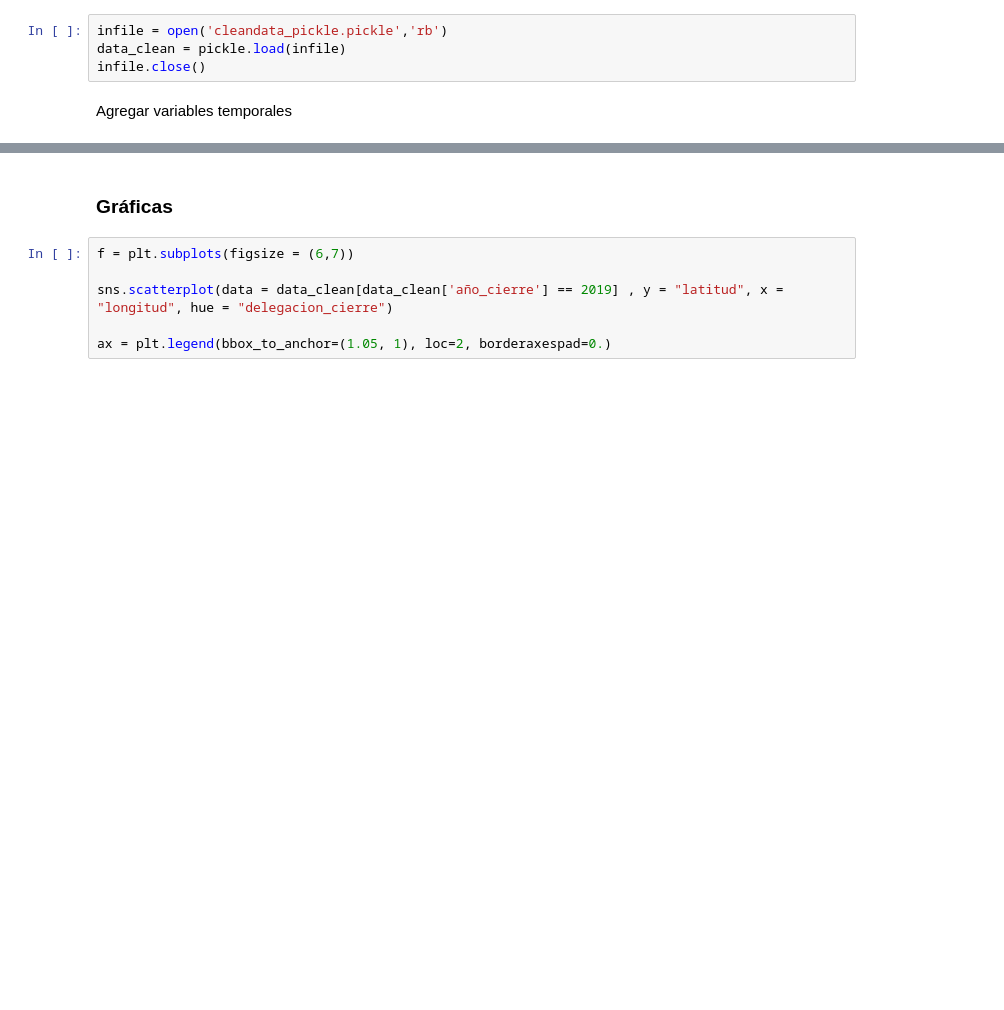
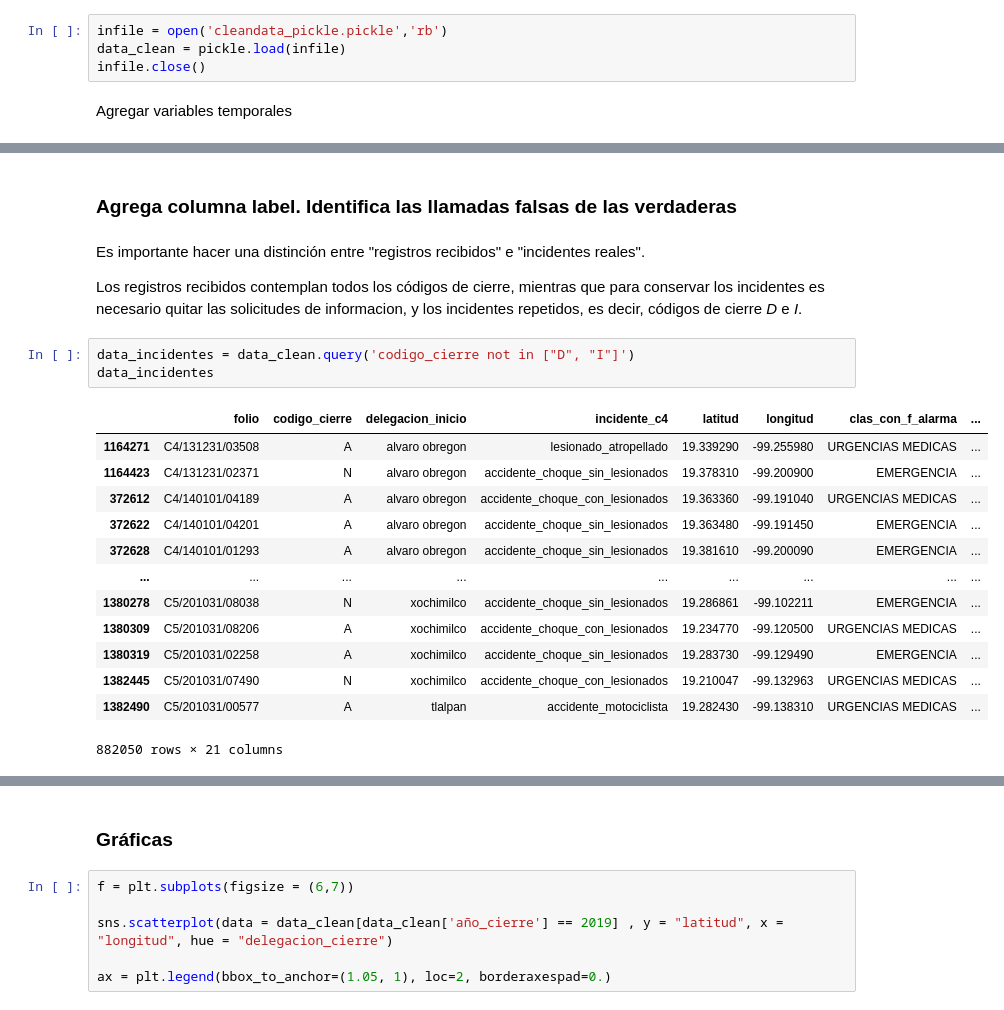
Before and after one commit to mhnk77/proyecto_1_E3_intro_ds, a Jupyter notebook: GEDA.ipynb, the cells around one changed output, grey strips where cells are left out. Drawn from its saved outputs; the diff is of its cells as text; blank space fills up the shorter version.

```diff
--- a/GEDA.ipynb
+++ b/GEDA.ipynb
@@ -33,0 +35,23 @@ data_clean.head()
+# %% [markdown]
+### Agrega columna label. Identifica las llamadas falsas de las verdaderas
+# %% [markdown]
+Es importante hacer una distinción entre "registros recibidos" e "incidentes reales".
+
+Los registros recibidos contemplan todos los códigos de cierre, mientras que para conservar los incidentes es necesario quitar las solicitudes de informacion, y los incidentes repetidos, es decir, códigos de cierre *D* e *I*.
+# %%
+data_incidentes = data_clean.query('codigo_cierre not in ["D", "I"]')
+data_incidentes
+# %% [output]
+|  | folio | codigo_cierre | delegacion_inicio | incidente_c4 | latitud | longitud | clas_con_f_alarma | ... |
+| 1164271 | C4/131231/03508 | A | alvaro obregon | lesionado_atropellado | 19.339290 | -99.255980 | URGENCIAS MEDICAS | ... |
+| 1164423 | C4/131231/02371 | N | alvaro obregon | accidente_choque_sin_lesionados | 19.378310 | -99.200900 | EMERGENCIA | ... |
+| 372612 | C4/140101/04189 | A | alvaro obregon | accidente_choque_con_lesionados | 19.363360 | -99.191040 | URGENCIAS MEDICAS | ... |
+| 372622 | C4/140101/04201 | A | alvaro obregon | accidente_choque_sin_lesionados | 19.363480 | -99.191450 | EMERGENCIA | ... |
+| 372628 | C4/140101/01293 | A | alvaro obregon | accidente_choque_sin_lesionados | 19.381610 | -99.200090 | EMERGENCIA | ... |
+| ... | ... | ... | ... | ... | ... | ... | ... | ... |
+| 1380278 | C5/201031/08038 | N | xochimilco | accidente_choque_sin_lesionados | 19.286861 | -99.102211 | EMERGENCIA | ... |
+| 1380309 | C5/201031/08206 | A | xochimilco | accidente_choque_con_lesionados | 19.234770 | -99.120500 | URGENCIAS MEDICAS | ... |
+| 1380319 | C5/201031/02258 | A | xochimilco | accidente_choque_sin_lesionados | 19.283730 | -99.129490 | EMERGENCIA | ... |
+| 1382445 | C5/201031/07490 | N | xochimilco | accidente_choque_con_lesionados | 19.210047 | -99.132963 | URGENCIAS MEDICAS | ... |
+| 1382490 | C5/201031/00577 | A | tlalpan | accidente_motociclista | 19.282430 | -99.138310 | URGENCIAS MEDICAS | ... |
+882050 rows × 21 columns
```
Also changed, not shown: parts of 11 cells of this notebook.
